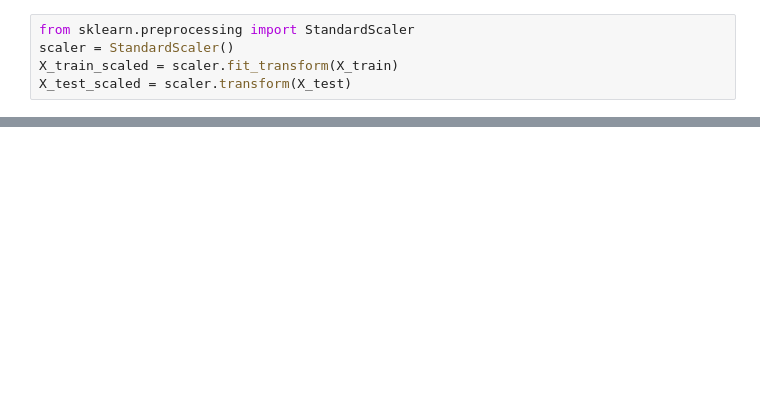
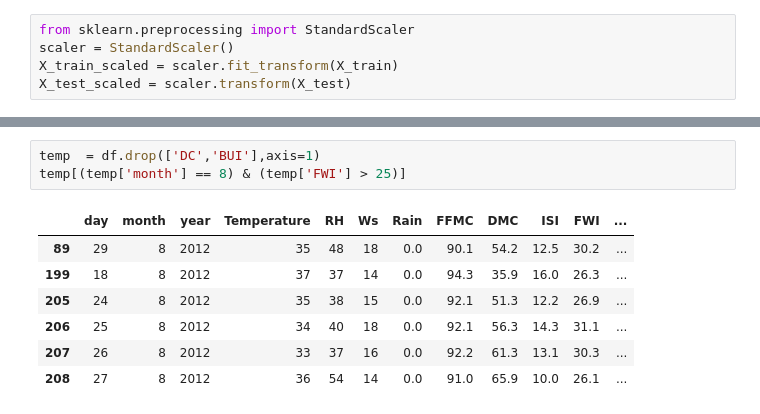
Before and after one commit to Bharathkumar-Tamilarasu/Algerian-Fire-Forecaster, a Jupyter notebook: Algerian_Fire_Forecaster.ipynb, the cells around one changed output, grey strips where cells are left out. Drawn from its saved outputs; the diff is of its cells as text; blank space fills up the shorter version.

```diff
--- a/Algerian_Fire_Forecaster.ipynb
+++ b/Algerian_Fire_Forecaster.ipynb
@@ -585,0 +637,11 @@ R2 Score: 0.8613677031642685
+# %%
+temp  = df.drop(['DC','BUI'],axis=1)
+temp[(temp['month'] == 8) & (temp['FWI'] > 25)]
+# %% [output]
+|  | day | month | year | Temperature | RH | Ws | Rain | FFMC | DMC | ISI | FWI | ... |
+| 89 | 29 | 8 | 2012 | 35 | 48 | 18 | 0.0 | 90.1 | 54.2 | 12.5 | 30.2 | ... |
+| 199 | 18 | 8 | 2012 | 37 | 37 | 14 | 0.0 | 94.3 | 35.9 | 16.0 | 26.3 | ... |
+| 205 | 24 | 8 | 2012 | 35 | 38 | 15 | 0.0 | 92.1 | 51.3 | 12.2 | 26.9 | ... |
+| 206 | 25 | 8 | 2012 | 34 | 40 | 18 | 0.0 | 92.1 | 56.3 | 14.3 | 31.1 | ... |
+| 207 | 26 | 8 | 2012 | 33 | 37 | 16 | 0.0 | 92.2 | 61.3 | 13.1 | 30.3 | ... |
+| 208 | 27 | 8 | 2012 | 36 | 54 | 14 | 0.0 | 91.0 | 65.9 | 10.0 | 26.1 | ... |
```
Also changed, not shown: parts of 25 cells of this notebook.
